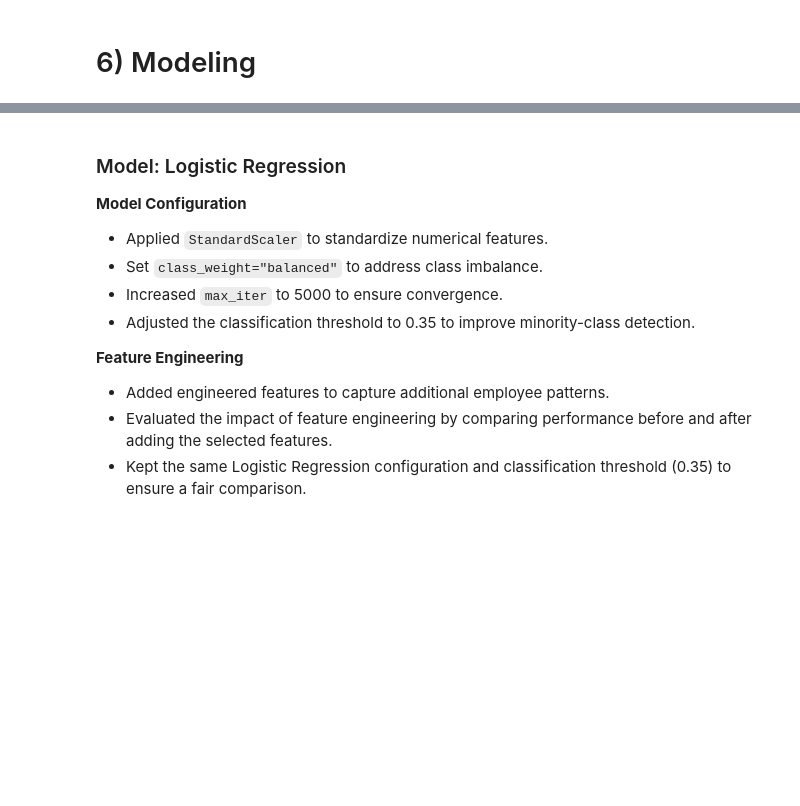
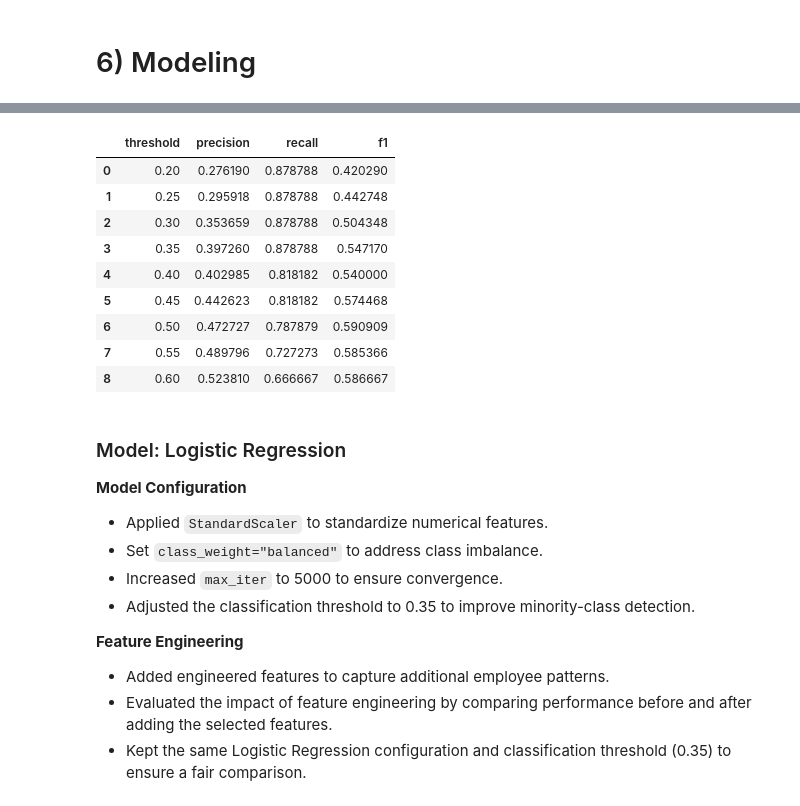
Before and after one commit to areenaAlmeshaly/Employee-Attrition-Prediction, a Jupyter notebook: notebook/Employee Attrition Prediction.ipynb, the cells around one changed output, grey strips where cells are left out. Drawn from its saved outputs; the diff is of its cells as text; code cells hidden in the pictures; blank space fills up the shorter version.

```diff
--- a/notebook/Employee Attrition Prediction.ipynb
+++ b/notebook/Employee Attrition Prediction.ipynb
@@ -426,4 +436,2 @@ df_fe["Under20"] = np.where(df_fe["Age"] <=20, 1, 0)
 # %%
 df_fe["LowWorkExperience"] = np.where(df_fe["TotalWorkingYears"] ==0 , 1, 0)
-# %%
-df_fe["lowIncome"] = np.where(df_fe["MonthlyIncome"] <=2750, 1, 0)
@@ -433,2 +438,2 @@ df_fe["PromotionRate"] = (df_fe["YearsAtCompany"] /(df_fe["YearsSinceLastPromoti
-# %%
-df_fe = df_fe.drop(columns=["EmployeeCount","StandardHours","EmployeeNumber","Over18","HourlyRate","Education"], errors="ignore")
+# %%
+df_fe["lowIncome"] = np.where(df_fe["MonthlyIncome"] <=3202, 1, 0)
@@ -435,3 +443,5 @@ df_fe = df_fe.drop(columns=["EmployeeCount","StandardHours","EmployeeNumber","Ov
+# %%
+df_fe = df_fe.drop(columns=["EmployeeCount","StandardHours","EmployeeNumber","Over18"], errors="ignore")
 # %% [markdown]
 # 6) Modeling
 # %%
@@ -477,3 +581,32 @@ weighted avg       0.86      0.72      0.75       441
+# %%
+val_probs = model.predict_proba(X_val)[:, 1]
+
+results = []
+
+for threshold in [0.2, 0.25, 0.3, 0.35, 0.4, 0.45, 0.5, 0.55, 0.6]:
+    val_pred = (val_probs >= threshold).astype(int)
+
+    results.append({
+        "threshold": threshold,
+        "precision": precision_score(y_val, val_pred, zero_division=0),
+        "recall": recall_score(y_val, val_pred, zero_division=0),
+        "f1": f1_score(y_val, val_pred, zero_division=0)
+    })
+
+threshold_df = pd.DataFrame(results)
+
+threshold_df.sort_values("recall", ascending=False)
+# %% [output]
+|  | threshold | precision | recall | f1 |
+| 0 | 0.20 | 0.276190 | 0.878788 | 0.420290 |
+| 1 | 0.25 | 0.295918 | 0.878788 | 0.442748 |
+| 2 | 0.30 | 0.353659 | 0.878788 | 0.504348 |
+| 3 | 0.35 | 0.397260 | 0.878788 | 0.547170 |
+| 4 | 0.40 | 0.402985 | 0.818182 | 0.540000 |
+| 5 | 0.45 | 0.442623 | 0.818182 | 0.574468 |
+| 6 | 0.50 | 0.472727 | 0.787879 | 0.590909 |
+| 7 | 0.55 | 0.489796 | 0.727273 | 0.585366 |
+| 8 | 0.60 | 0.523810 | 0.666667 | 0.586667 |
 # %% [markdown]
 ### Model: Logistic Regression
 
```
Also changed, not shown: parts of 16 cells of this notebook, 18 other files.
